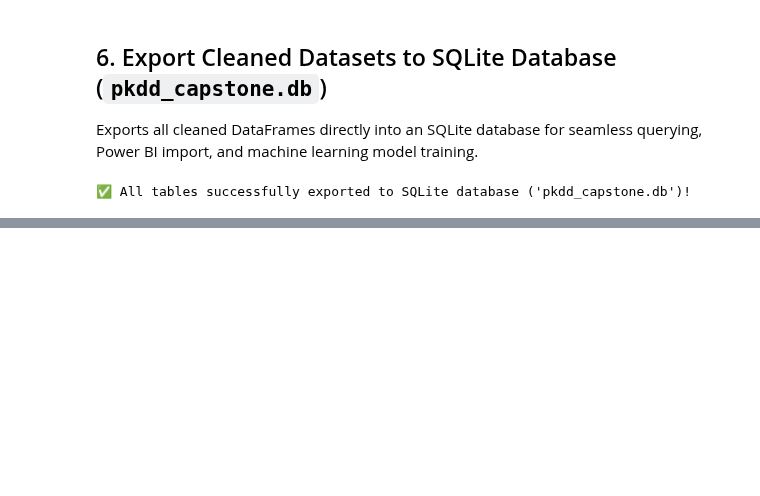
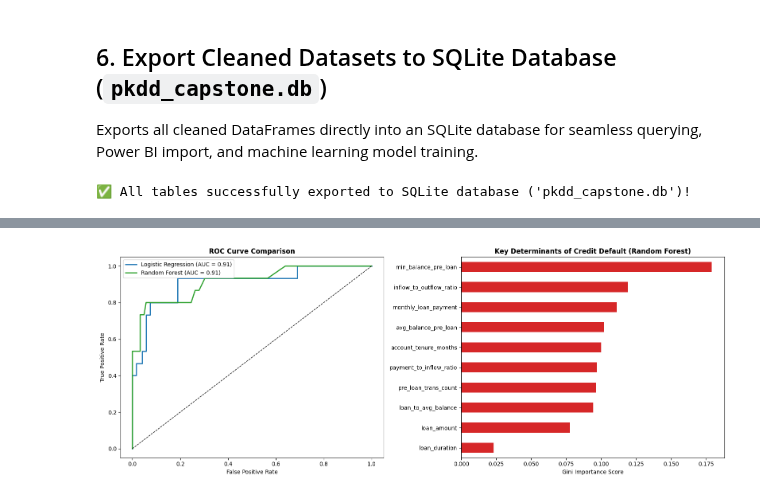
Before and after one commit to weirdiee/CapstoneProject, a Jupyter notebook: FKDD.ipynb, the cells around one changed output, grey strips where cells are left out. Cells and saved outputs as stored; diff of their text form; code cells hidden in the pictures; blank space fills up the shorter version.

```diff
--- a/FKDD.ipynb
+++ b/FKDD.ipynb
@@ -253,0 +343,81 @@ print("\n✅ All tables successfully exported to SQLite database ('pkdd_capstone
+# %%
+# ==============================================================================
+# 2. MACHINE LEARNING PIPELINE: LOGISTIC REGRESSION & RANDOM FOREST
+# ==============================================================================
+import matplotlib.pyplot as plt
+import seaborn as sns
+from sklearn.model_selection import train_test_split
+from sklearn.preprocessing import StandardScaler
+from sklearn.linear_model import LogisticRegression
+from sklearn.ensemble import RandomForestClassifier
+from sklearn.metrics import classification_report, roc_auc_score, roc_curve, confusion_matrix
+
+# Select features for default prediction model
+feature_cols = [
+    'loan_amount', 'loan_duration', 'monthly_loan_payment',
+    'account_tenure_months', 'pre_loan_trans_count', 'avg_balance_pre_loan',
+    'min_balance_pre_loan', 'payment_to_inflow_ratio', 'loan_to_avg_balance',
+    'inflow_to_outflow_ratio'
+]
+
+X = df_features[feature_cols].fillna(0)
+y = df_features['is_default']
+
+# Train-Test Split (80/20 Stratified to preserve 11% default ratio)
+X_train, X_test, y_train, y_test = train_test_split(
+    X, y, test_size=0.20, random_state=42, stratify=y
+)
+
+# Feature Scaling
+scaler = StandardScaler()
+X_train_scaled = scaler.fit_transform(X_train)
+X_test_scaled = scaler.transform(X_test)
+
+# Model 1: Logistic Regression (Balanced class weight for interpretable scorecard)
+log_reg = LogisticRegression(class_weight='balanced', random_state=42, max_iter=1000)
+log_reg.fit(X_train_scaled, y_train)
+y_pred_log = log_reg.predict(X_test_scaled)
+y_prob_log = log_reg.predict_proba(X_test_scaled)[:, 1]
+
+# Model 2: Random Forest Classifier
+rf_model = RandomForestClassifier(n_estimators=200, class_weight='balanced', random_state=42)
+rf_model.fit(X_train, y_train)
+y_pred_rf = rf_model.predict(X_test)
+y_prob_rf = rf_model.predict_proba(X_test)[:, 1]
+
+# Evaluate ROC-AUC Scores
+auc_log = roc_auc_score(y_test, y_prob_log)
+auc_rf = roc_auc_score(y_test, y_prob_rf)
+
+print("=" * 60)
+print(f"📊 MODEL EVALUATION RESULTS")
+print(f"• Logistic Regression ROC-AUC : {auc_log:.4f}")
+print(f"• Random Forest ROC-AUC       : {auc_rf:.4f}")
+print("=" * 60)
+print("\n--- Logistic Regression Classification Report ---")
+print(classification_report(y_test, y_pred_log, target_names=['Non-Default (0)', 'Default (1)']))
+
+# Plot ROC Curves & Feature Importances
+fig, axes = plt.subplots(1, 2, figsize=(16, 6))
+
+# A. ROC Curves (Plotting on axes[0])
+fpr_log, tpr_log, _ = roc_curve(y_test, y_prob_log)
+fpr_rf, tpr_rf, _ = roc_curve(y_test, y_prob_rf)
+
+axes[0].plot(fpr_log, tpr_log, label=f'Logistic Regression (AUC = {auc_log:.2f})', color='#1f77b4', lw=2)
+axes[0].plot(fpr_rf, tpr_rf, label=f'Random Forest (AUC = {auc_rf:.2f})', color='#2ca02c', lw=2)
+axes[0].plot([0, 1], [0, 1], 'k--', lw=1)  # Fixed syntax: 50% random chance baseline
+axes[0].set_title('ROC Curve Comparison', fontsize=12, fontweight='bold')
+axes[0].set_xlabel('False Positive Rate')
+axes[0].set_ylabel('True Positive Rate')
+axes[0].legend()
+
+# B. Random Forest Feature Importances (Plotting on axes[1])
+importances = pd.Series(rf_model.feature_importances_, index=feature_cols).sort_values(ascending=True)
+importances.plot(kind='barh', ax=axes[1], color='#d62728')
+axes[1].set_title('Key Determinants of Credit Default (Random Forest)', fontsize=12, fontweight='bold')
+axes[1].set_xlabel('Gini Importance Score')
+
+plt.tight_layout()
+plt.show()
+# %% [output]
@@ -253,0 +439 @@ print("\n✅ All tables successfully exported to SQLite database ('pkdd_capstone
+[figure, added]
```
Also changed, not shown: parts of 4 cells of this notebook.
